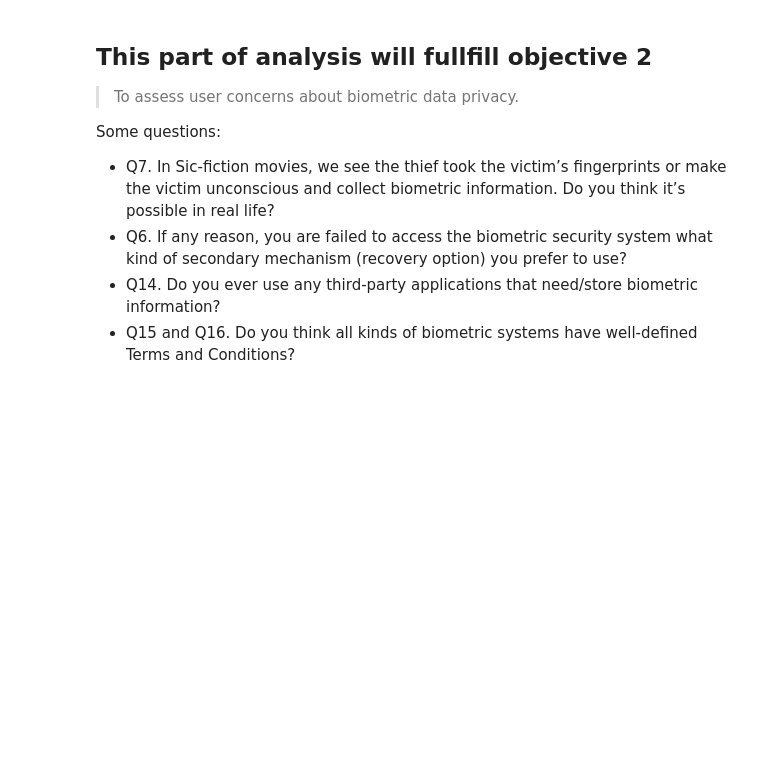
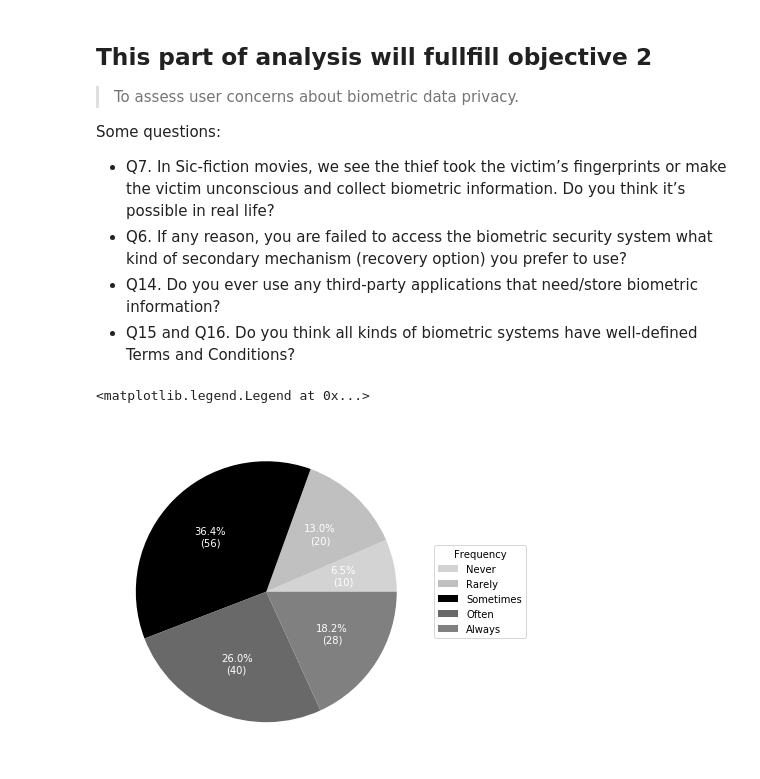
Before and after one commit to tahmidtdk/academic, a Jupyter notebook: CSE498/cse498 dataanalysis/dataAnalyser.ipynb, the cells around one changed output. Drawn from its saved outputs; the diff is of its cells as text; code cells hidden in the pictures; blank space fills up the shorter version.

```diff
--- a/CSE498/cse498 dataanalysis/dataAnalyser.ipynb
+++ b/CSE498/cse498 dataanalysis/dataAnalyser.ipynb
@@ -150,3 +146,22 @@ Some questions:
 - Q6. If any reason, you are failed to access the biometric security system what kind of secondary mechanism (recovery option) you prefer to use?
 - Q14. Do you ever use any third-party applications that need/store biometric information?
 - Q15 and Q16. Do you think all kinds of biometric systems have well-defined Terms and Conditions?
+# %%
+# analysis of Q7
+
+def func(pct, allvals):
+    absolute = int(pct/100.*np.sum(allvals))
+    return "{:.1f}%\n({:d})".format(pct, absolute)
+# sum of tolat response
+arr_total=[]
+for i in range(1,6):
+    arr_total.append(len(dataFile_cleand[dataFile_cleand["Q7"] == i]))
+
+fig, ax = plt.subplots(figsize=(8, 6), subplot_kw=dict(aspect="equal"))
+
+wedges, texts, autotexts = ax.pie(arr_total, colors=["lightgrey", "silver", "black", "dimgrey", "grey"],autopct=lambda pct: func(pct, arr_total), textprops=dict(color="W"))
+ingredients = ["Never", "Rarely", "Sometimes", "Often", "Always"]
+ax.legend(wedges, ingredients, title="Frequency", loc="center left", bbox_to_anchor=(1, 0, 0.5, 1))
+# %% [output]
+<matplotlib.legend.Legend at 0x...>
+[figure, added]
```
Also changed, not shown: parts of 2 cells of this notebook.
